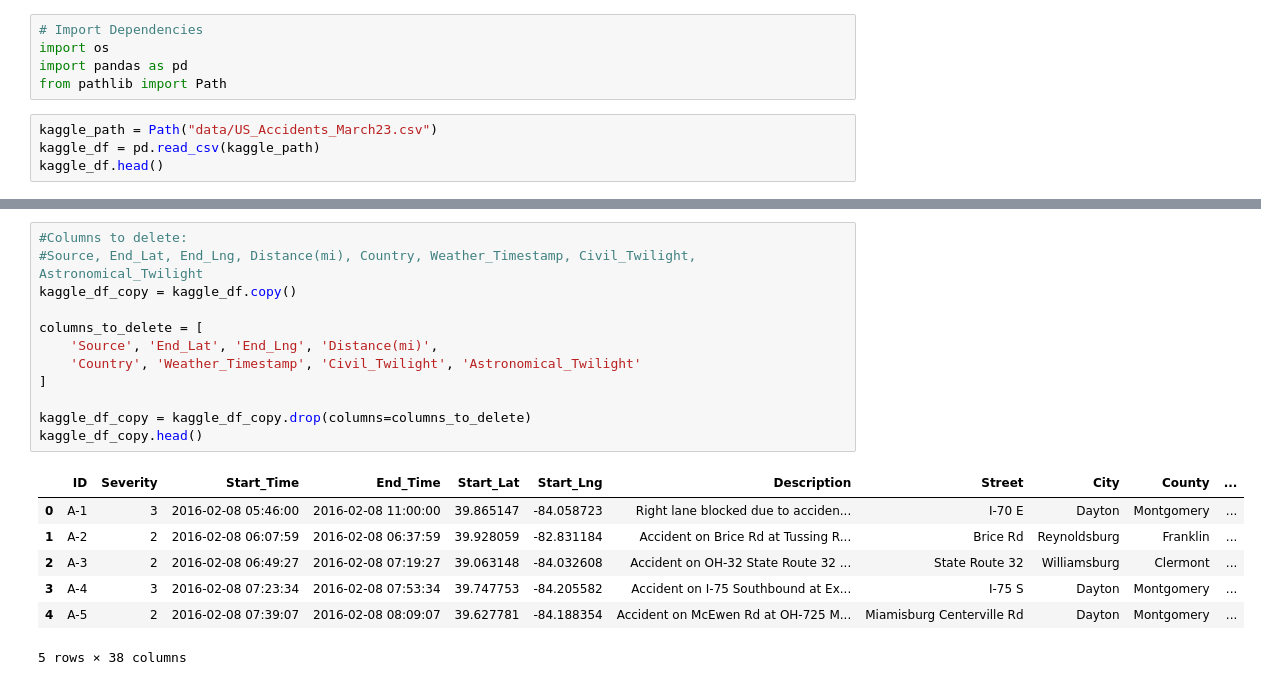
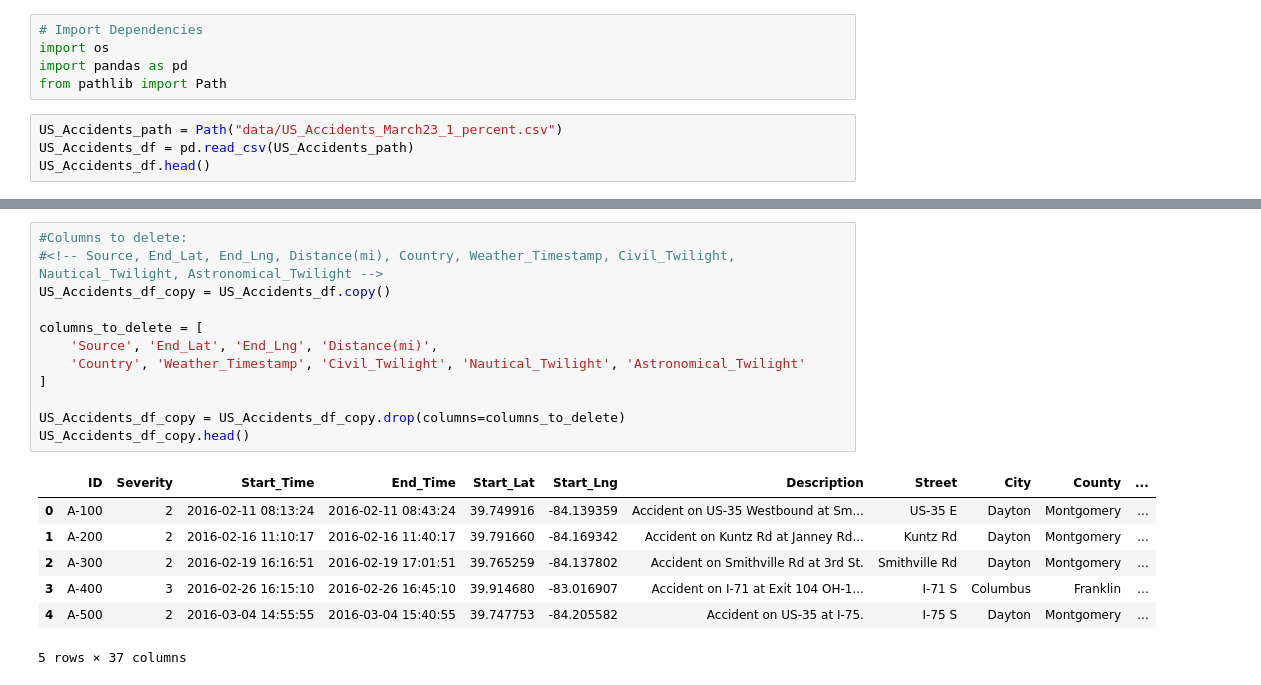
Before and after one commit to mascee/Traffic-Accidents, a Jupyter notebook: traffic.ipynb, the cells around one changed output, grey strips where cells are left out. Saved outputs shown, nothing was run; the diff lists cells and outputs as text.

```diff
--- a/traffic.ipynb
+++ b/traffic.ipynb
@@ -4,8 +4,8 @@ import os
 import pandas as pd
 from pathlib import Path
 # %%
-kaggle_path = Path("data/US_Accidents_March23.csv")
-kaggle_df = pd.read_csv(kaggle_path)
-kaggle_df.head()
+US_Accidents_path = Path("data/US_Accidents_March23_1_percent.csv")
+US_Accidents_df = pd.read_csv(US_Accidents_path)
+US_Accidents_df.head()
 # %% [output]
 |  | ID | Source | Severity | Start_Time | End_Time | Start_Lat | Start_Lng | End_Lat | End_Lng | ... |
@@ -39,20 +38,20 @@ memory usage: 2.0+ GB
 # %%
 #Columns to delete:
-#Source, End_Lat, End_Lng, Distance(mi), Country, Weather_Timestamp, Civil_Twilight, Astronomical_Twilight
-kaggle_df_copy = kaggle_df.copy()
+#<!-- Source, End_Lat, End_Lng, Distance(mi), Country, Weather_Timestamp, Civil_Twilight, Nautical_Twilight, Astronomical_Twilight -->
+US_Accidents_df_copy = US_Accidents_df.copy()
 
 columns_to_delete = [
     'Source', 'End_Lat', 'End_Lng', 'Distance(mi)',
-    'Country', 'Weather_Timestamp', 'Civil_Twilight', 'Astronomical_Twilight'
+    'Country', 'Weather_Timestamp', 'Civil_Twilight', 'Nautical_Twilight', 'Astronomical_Twilight'
 ]
 
-kaggle_df_copy = kaggle_df_copy.drop(columns=columns_to_delete)
-kaggle_df_copy.head()
+US_Accidents_df_copy = US_Accidents_df_copy.drop(columns=columns_to_delete)
+US_Accidents_df_copy.head()
 # %% [output]
 |  | ID | Severity | Start_Time | End_Time | Start_Lat | Start_Lng | Description | Street | City | County | ... |
-| 0 | A-1 | 3 | 2016-02-08 05:46:00 | 2016-02-08 11:00:00 | 39.865147 | -84.058723 | Right lane blocked due to acciden... | I-70 E | Dayton | Montgomery | ... |
-| 1 | A-2 | 2 | 2016-02-08 06:07:59 | 2016-02-08 06:37:59 | 39.928059 | -82.831184 | Accident on Brice Rd at Tussing R... | Brice Rd | Reynoldsburg | Franklin | ... |
-| 2 | A-3 | 2 | 2016-02-08 06:49:27 | 2016-02-08 07:19:27 | 39.063148 | -84.032608 | Accident on OH-32 State Route 32 ... | State Route 32 | Williamsburg | Clermont | ... |
-| 3 | A-4 | 3 | 2016-02-08 07:23:34 | 2016-02-08 07:53:34 | 39.747753 | -84.205582 | Accident on I-75 Southbound at Ex... | I-75 S | Dayton | Montgomery | ... |
-| 4 | A-5 | 2 | 2016-02-08 07:39:07 | 2016-02-08 08:09:07 | 39.627781 | -84.188354 | Accident on McEwen Rd at OH-725 M... | Miamisburg Centerville Rd | Dayton | Montgomery | ... |
+| 0 | A-100 | 2 | 2016-02-11 08:13:24 | 2016-02-11 08:43:24 | 39.749916 | -84.139359 | Accident on US-35 Westbound at Sm... | US-35 E | Dayton | Montgomery | ... |
+| 1 | A-200 | 2 | 2016-02-16 11:10:17 | 2016-02-16 11:40:17 | 39.791660 | -84.169342 | Accident on Kuntz Rd at Janney Rd... | Kuntz Rd | Dayton | Montgomery | ... |
+| 2 | A-300 | 2 | 2016-02-19 16:16:51 | 2016-02-19 17:01:51 | 39.765259 | -84.137802 | Accident on Smithville Rd at 3rd St. | Smithville Rd | Dayton | Montgomery | ... |
+| 3 | A-400 | 3 | 2016-02-26 16:15:10 | 2016-02-26 16:45:10 | 39.914680 | -83.016907 | Accident on I-71 at Exit 104 OH-1... | I-71 S | Columbus | Franklin | ... |
+| 4 | A-500 | 2 | 2016-03-04 14:55:55 | 2016-03-04 15:40:55 | 39.747753 | -84.205582 | Accident on US-35 at I-75. | I-75 S | Dayton | Montgomery | ... |
-5 rows × 38 columns
+5 rows × 37 columns
```
Also changed, not shown: parts of 14 cells of this notebook, 1 other file.
